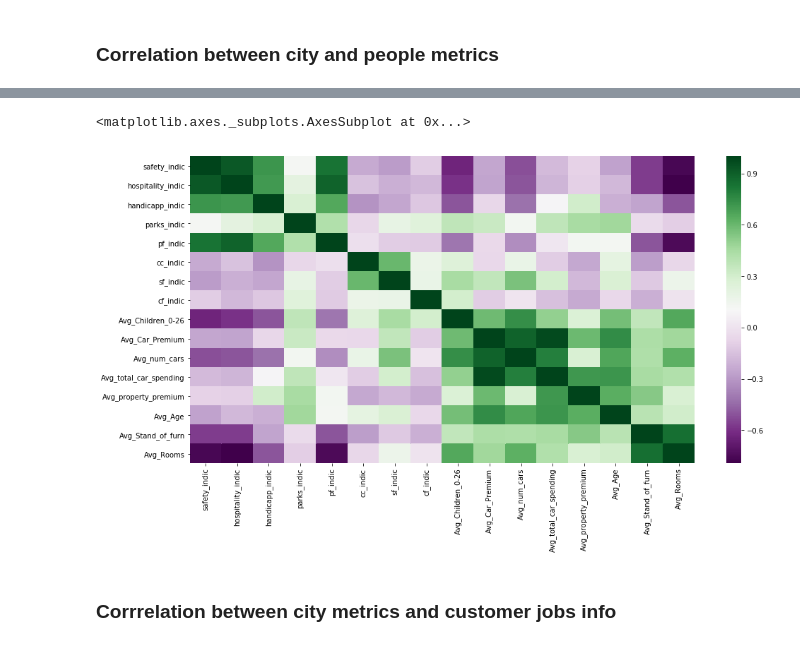
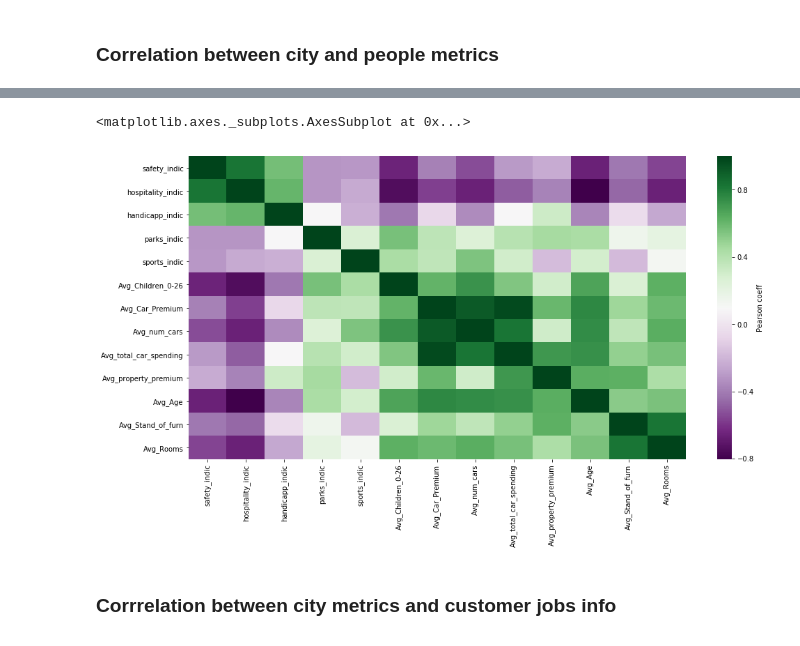
Before and after one commit to MLortki/ADA2018-Project-Quality-of-Space-AMG, a Jupyter notebook: spatial_analysis.ipynb, the cells around one changed output, grey strips where cells are left out. Saved outputs shown, nothing was run; the diff lists cells and outputs as text; code cells hidden in the pictures.

```diff
--- a/spatial_analysis.ipynb
+++ b/spatial_analysis.ipynb
@@ -74,5 +65,7 @@ print(mi.I, mi.p_sim)
 # %%
 from scipy.stats import pearsonr
+
+city_people_df = city_people_df.drop([8001]).drop(columns=['pf_indic','cc_indic','cf_indic']).rename(columns={'sf_indic':'sports_indic'})
 
 df1 = city_people_df.drop(columns='geometry')
 df2 = city_people_df.drop(columns='geometry')
@@ -130,11 +117,11 @@ display(dfpvals)
 # %%
 f, ax = plt.subplots(figsize=(16, 8))
 sns.heatmap(dfcoeff,
         xticklabels=dfcoeff.columns,
-        yticklabels=dfcoeff.columns, cmap='PRGn')
+        yticklabels=dfcoeff.columns, cmap='PRGn',cbar_kws={'label': 'Pearson coeff'})
 # %% [output]
 <matplotlib.axes._subplots.AxesSubplot at 0x...>
-[figure, old version]
+[figure, new version]
 # %% [markdown]
 ### Corrrelation between city metrics and customer jobs info
 # %%
```
Also changed, not shown: parts of 12 cells of this notebook.
